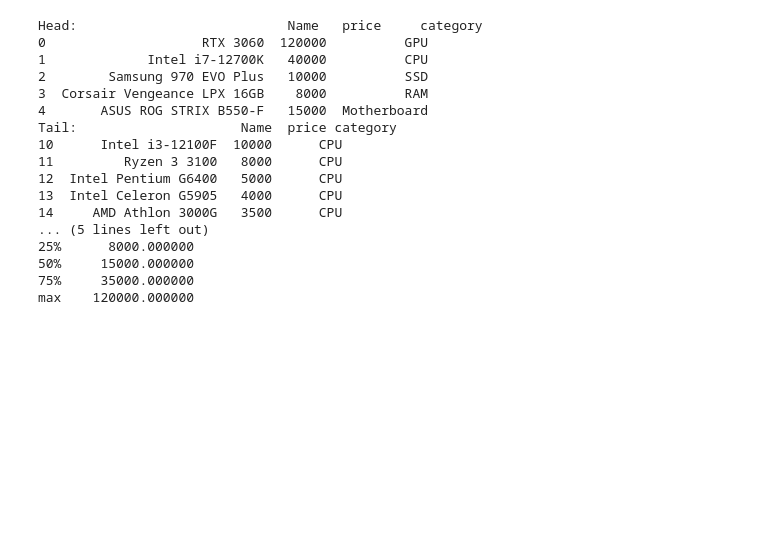
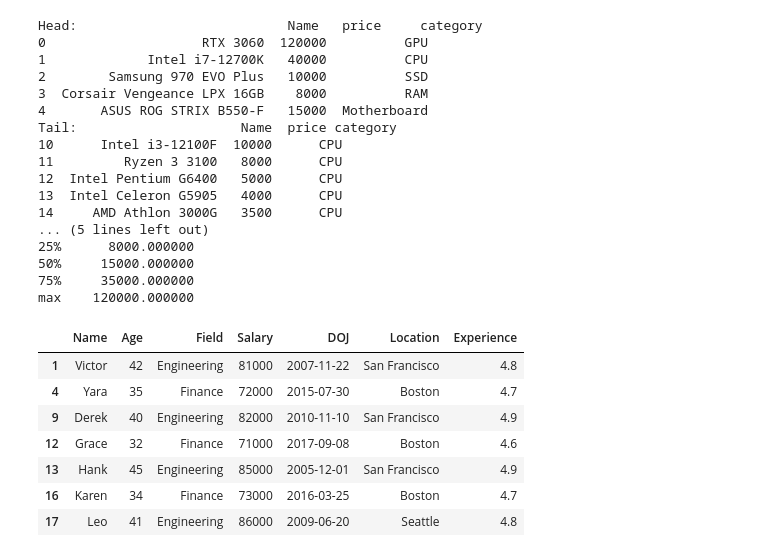
Before and after one commit to bilal12367/Learning_Paths, a Jupyter notebook: AI_Infy/Python_DS/python_numpy.ipynb, the cells around one changed output. Cells and saved outputs as stored; diff of their text form; code cells hidden in the pictures; blank space fills up the shorter version.

```diff
--- a/AI_Infy/Python_DS/python_numpy.ipynb
+++ b/AI_Infy/Python_DS/python_numpy.ipynb
@@ -75,3 +75,15 @@ Tail:                     Name  price category
 50%     15000.000000
 75%     35000.000000
 max    120000.000000
+# %%
+data = pd.read_csv('data.csv')
+data.loc[(data['Age'] > 30) & (data['Salary'] > 70000)]
+# %% [output]
+|  | Name | Age | Field | Salary | DOJ | Location | Experience |
+| 1 | Victor | 42 | Engineering | 81000 | 2007-11-22 | San Francisco | 4.8 |
+| 4 | Yara | 35 | Finance | 72000 | 2015-07-30 | Boston | 4.7 |
+| 9 | Derek | 40 | Engineering | 82000 | 2010-11-10 | San Francisco | 4.9 |
+| 12 | Grace | 32 | Finance | 71000 | 2017-09-08 | Boston | 4.6 |
+| 13 | Hank | 45 | Engineering | 85000 | 2005-12-01 | San Francisco | 4.9 |
+| 16 | Karen | 34 | Finance | 73000 | 2016-03-25 | Boston | 4.7 |
+| 17 | Leo | 41 | Engineering | 86000 | 2009-06-20 | Seattle | 4.8 |
```
Also changed, not shown: parts of 4 cells of this notebook, 5 other files.
